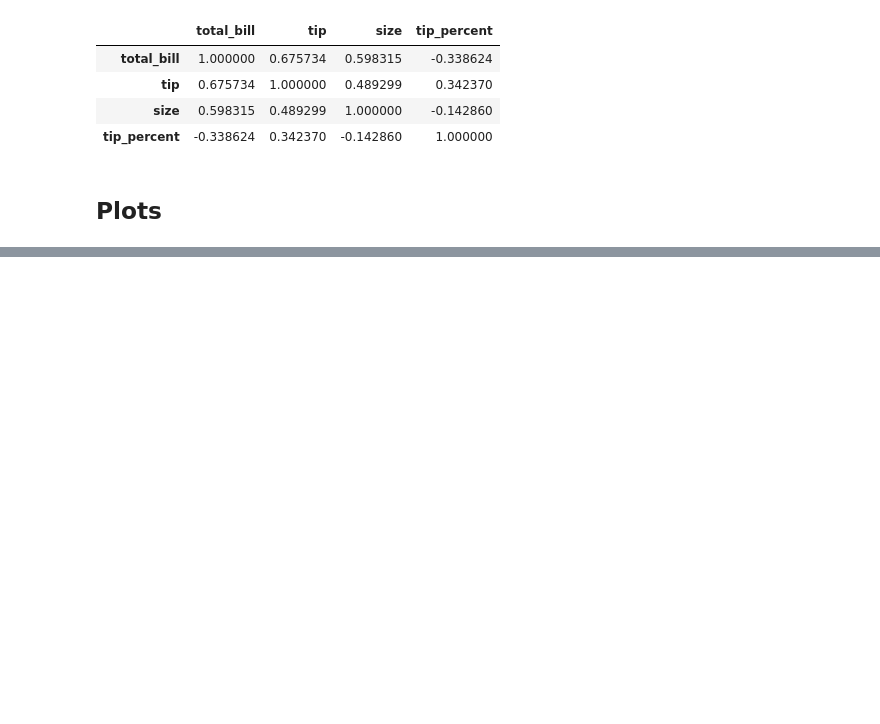
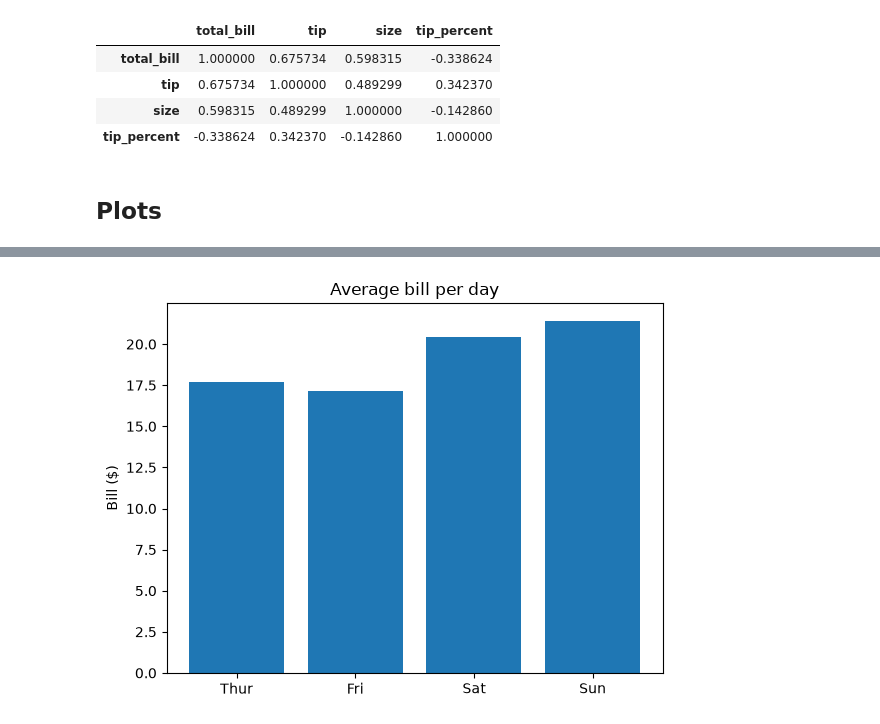
Before and after one commit to sheidashahreki/Data_Analysis_Tasks, a Jupyter notebook: Tips_Analysis.ipynb, the cells around one changed output, grey strips where cells are left out. Drawn from its saved outputs; the diff is of its cells as text; code cells hidden in the pictures; blank space fills up the shorter version.

```diff
--- a/Tips_Analysis.ipynb
+++ b/Tips_Analysis.ipynb
@@ -124,0 +109,8 @@ Name: tip, dtype: float64
+# %%
+days = ["Thur", "Fri", "Sat", "Sun"]
+avg_bill = []
+
+for d in days:
+    day_data = df[df["day"] == d]
+    avg_bill.append(day_data["total_bill"].mean())
+    print(d, day_data["total_bill"].mean())
@@ -219,0 +224,7 @@ fig.show()
+# %%
+plt.bar(days, avg_bill)
+plt.title("Average bill per day")
+plt.ylabel("Bill ($)")
+plt.show()
+# %% [output]
+[figure, added]
```
Also changed, not shown: parts of 15 cells of this notebook.
